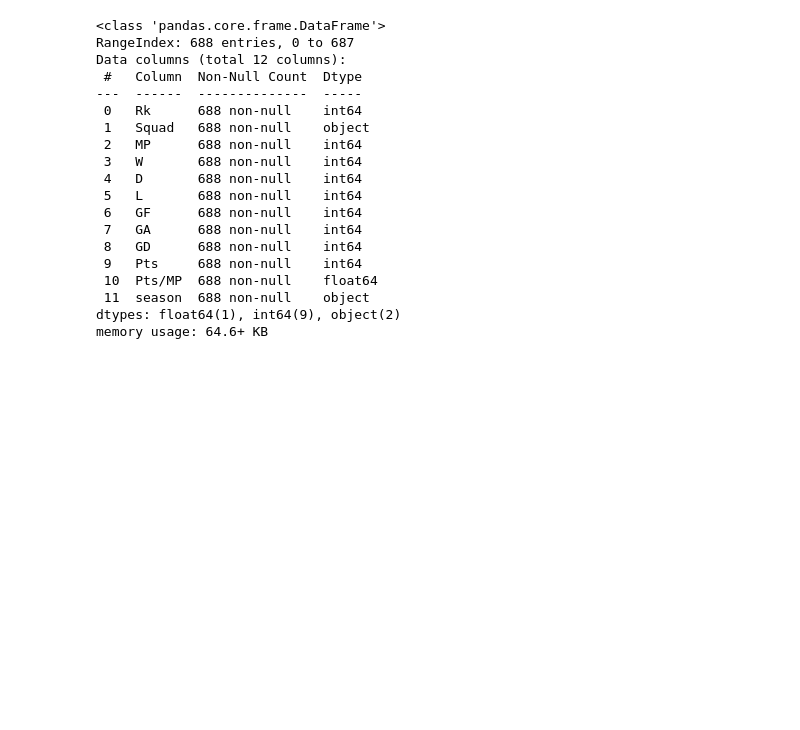
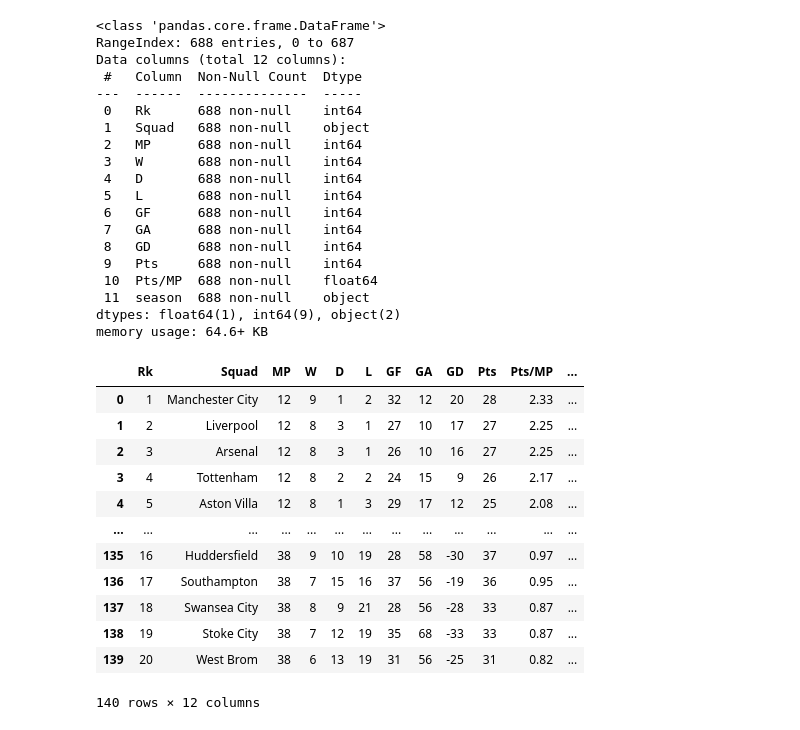
Before and after one commit to umutarsln/lineer-regression, a Jupyter notebook: umutarslan/analyze-alt-tables/regular_season.ipynb, the cells around one changed output. Drawn from its saved outputs; the diff is of its cells as text; code cells hidden in the pictures; blank space fills up the shorter version.

Commit message:
alt tables fixed 140

```diff
--- a/umutarslan/analyze-alt-tables/regular_season.ipynb
+++ b/umutarslan/analyze-alt-tables/regular_season.ipynb
@@ -206,5 +205,23 @@ Data columns (total 12 columns):
  11  season  688 non-null    object
 dtypes: float64(1), int64(9), object(2)
 memory usage: 64.6+ KB
+# %%
+df = df.iloc[0:140]
+# %%
+df
+# %% [output]
+|  | Rk | Squad | MP | W | D | L | GF | GA | GD | Pts | Pts/MP | ... |
+| 0 | 1 | Manchester City | 12 | 9 | 1 | 2 | 32 | 12 | 20 | 28 | 2.33 | ... |
+| 1 | 2 | Liverpool | 12 | 8 | 3 | 1 | 27 | 10 | 17 | 27 | 2.25 | ... |
+| 2 | 3 | Arsenal | 12 | 8 | 3 | 1 | 26 | 10 | 16 | 27 | 2.25 | ... |
+| 3 | 4 | Tottenham | 12 | 8 | 2 | 2 | 24 | 15 | 9 | 26 | 2.17 | ... |
+| 4 | 5 | Aston Villa | 12 | 8 | 1 | 3 | 29 | 17 | 12 | 25 | 2.08 | ... |
+| ... | ... | ... | ... | ... | ... | ... | ... | ... | ... | ... | ... | ... |
+| 135 | 16 | Huddersfield | 38 | 9 | 10 | 19 | 28 | 58 | -30 | 37 | 0.97 | ... |
+| 136 | 17 | Southampton | 38 | 7 | 15 | 16 | 37 | 56 | -19 | 36 | 0.95 | ... |
+| 137 | 18 | Swansea City | 38 | 8 | 9 | 21 | 28 | 56 | -28 | 33 | 0.87 | ... |
+| 138 | 19 | Stoke City | 38 | 7 | 12 | 19 | 35 | 68 | -33 | 33 | 0.87 | ... |
+| 139 | 20 | West Brom | 38 | 6 | 13 | 19 | 31 | 56 | -25 | 31 | 0.82 | ... |
+140 rows × 12 columns
 # %%
 df.to_csv("../data-v2/regular_season.csv", encoding='utf-8')
```
Also changed, not shown: parts of 6 cells of this notebook, 9 other files.
